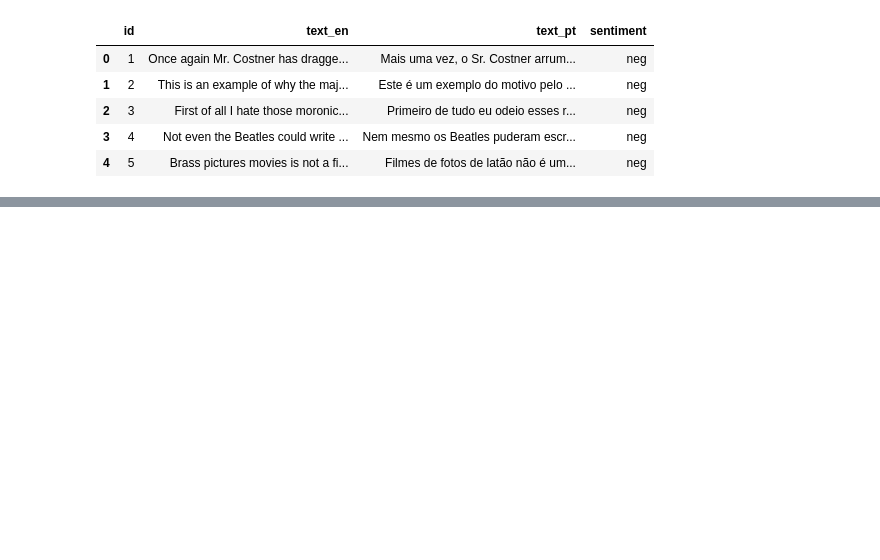
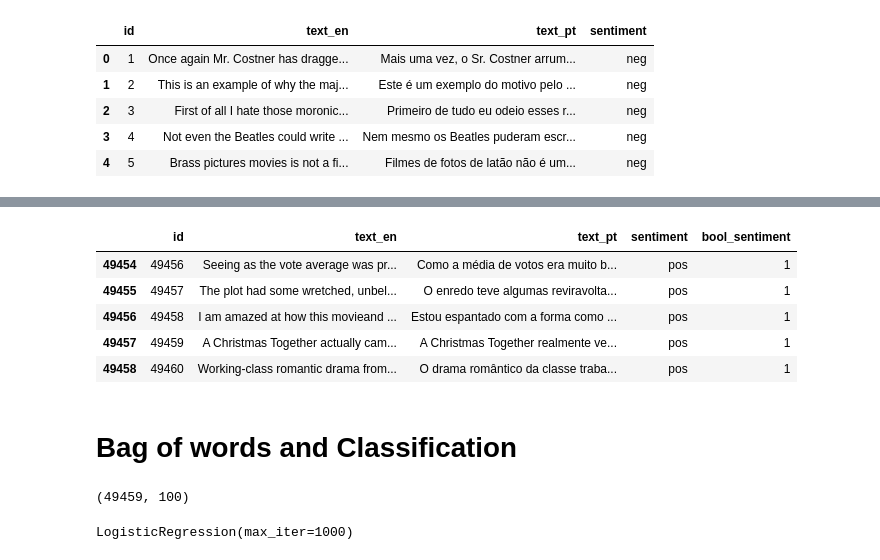
Before and after one commit to oakthyago/DC12-A-Solution-for-Managing-Electrical-Contract-Demand-in-Brazil, a Jupyter notebook: NLP_Introduction.ipynb, the cells around one changed output, grey strips where cells are left out. Saved outputs shown, nothing was run; the diff lists cells and outputs as text; code cells hidden in the pictures; blank space fills up the shorter version.

```diff
--- a/NLP_Introduction.ipynb
+++ b/NLP_Introduction.ipynb
@@ -66,0 +86,9 @@ df.head()
+# %%
+reviews.tail()
+# %% [output]
+|  | id | text_en | text_pt | sentiment | bool_sentiment |
+| 49454 | 49456 | Seeing as the vote average was pr... | Como a média de votos era muito b... | pos | 1 |
+| 49455 | 49457 | The plot had some wretched, unbel... | O enredo teve algumas reviravolta... | pos | 1 |
+| 49456 | 49458 | I am amazed at how this movieand ... | Estou espantado com a forma como ... | pos | 1 |
+| 49457 | 49459 | A Christmas Together actually cam... | A Christmas Together realmente ve... | pos | 1 |
+| 49458 | 49460 | Working-class romantic drama from... | O drama romântico da classe traba... | pos | 1 |
@@ -66,0 +97,2 @@ df.head()
+# %% [markdown]
+# Bag of words and Classification
@@ -66,0 +114,15 @@ df.head()
+# %%
+# prompt: bag_of_words SIZE
+
+print(bag_of_words.shape)
+# %% [output]
+(49459, 100)
+# %%
+# prompt: Log_Reg = logistic regretion.fit( X_train, y_train
+
+from sklearn.linear_model import LogisticRegression
+
+Log_Reg = LogisticRegression(max_iter=1000)
+Log_Reg.fit(X_train, y_train)
+# %% [output]
+LogisticRegression(max_iter=1000)
```
Also changed, not shown: parts of 22 cells of this notebook.
